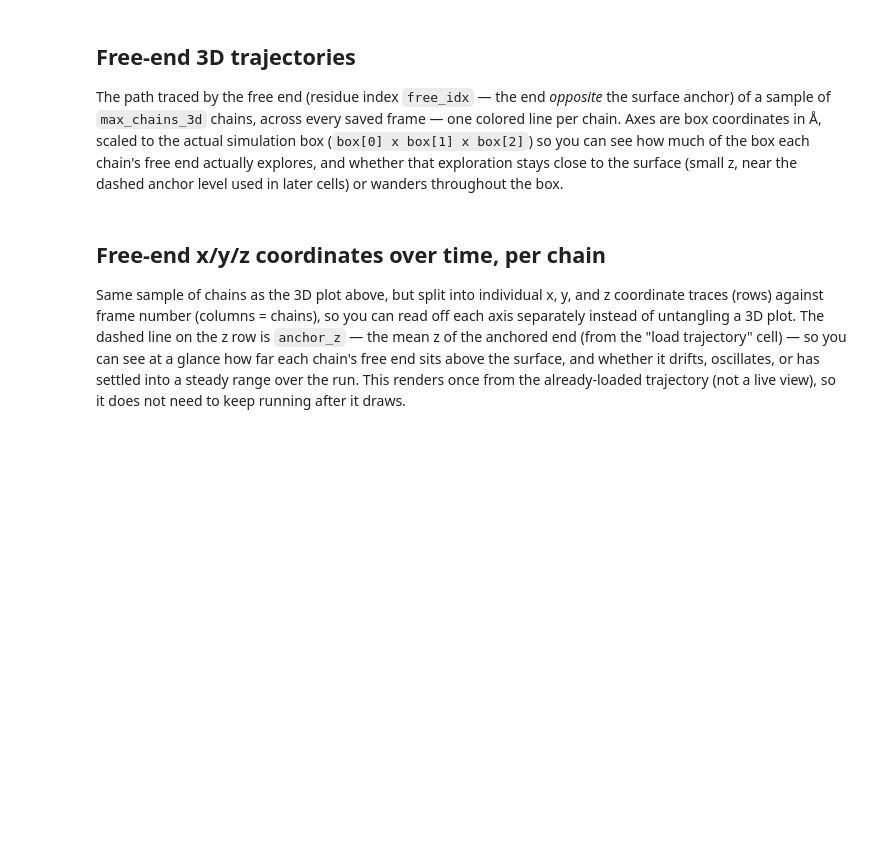
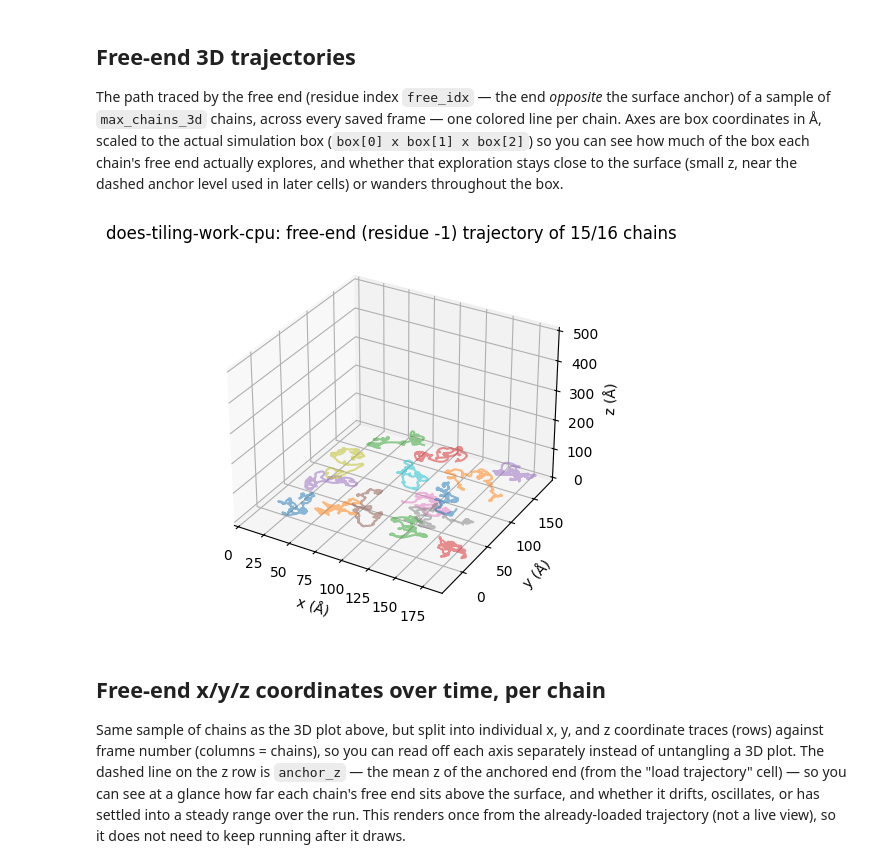
Before and after one commit to Delft-iGEM/ELP-Simulations, a Jupyter notebook: analyze.ipynb, the cells around one changed output. Cells and saved outputs as stored; diff of their text form; code cells hidden in the pictures; blank space fills up the shorter version.

```diff
--- a/analyze.ipynb
+++ b/analyze.ipynb
@@ -474,25 +572,32 @@ dashed anchor level used in later cells) or wanders throughout the box.
 # %%
 fig = plt.figure()
 ax = plt.axes(projection='3d')
 
 max_chains_3d = 15
 sample_chain_idx = np.linspace(0, n_chains - 1, min(max_chains_3d, n_chains), dtype=int)
 
 trajectories = []
 for c in sample_chain_idx:
     positions = get_pos_of_residue(c, free_idx)
     trajectories.append(positions)
 
     ax.plot3D(positions[:, 0], positions[:, 1], positions[:, 2], alpha=.5)
 
-ax.axes.set_xlim3d([0, box[0]])
-ax.axes.set_ylim3d([0, box[1]])
+# Coordinates are unwrapped (see unwrap_in_time), so a chain leaning across the
+# box edge continues smoothly past it instead of teleporting back — which means
+# x/y can legitimately fall outside [0, box]. Widen the limits to whatever the
+# traces actually cover, keeping the box itself in view for reference.
+xy = np.concatenate(trajectories)[:, :2]
+ax.axes.set_xlim3d([min(0, xy[:, 0].min()), max(box[0], xy[:, 0].max())])
+ax.axes.set_ylim3d([min(0, xy[:, 1].min()), max(box[1], xy[:, 1].max())])
 ax.axes.set_zlim3d([0, box[2]])
 ax.set_xlabel("x (Å)")
 ax.set_ylabel("y (Å)")
 ax.set_zlabel("z (Å)")
 ax.set_title(f"{sim_name}: free-end (residue {free_idx}) trajectory of {len(sample_chain_idx)}/{n_chains} chains")
 plt.show()
+# %% [output]
+[figure, added]
 # %% [markdown]
 ## Free-end x/y/z coordinates over time, per chain
 
```
Also changed, not shown: parts of 10 cells of this notebook, 6 other files.
